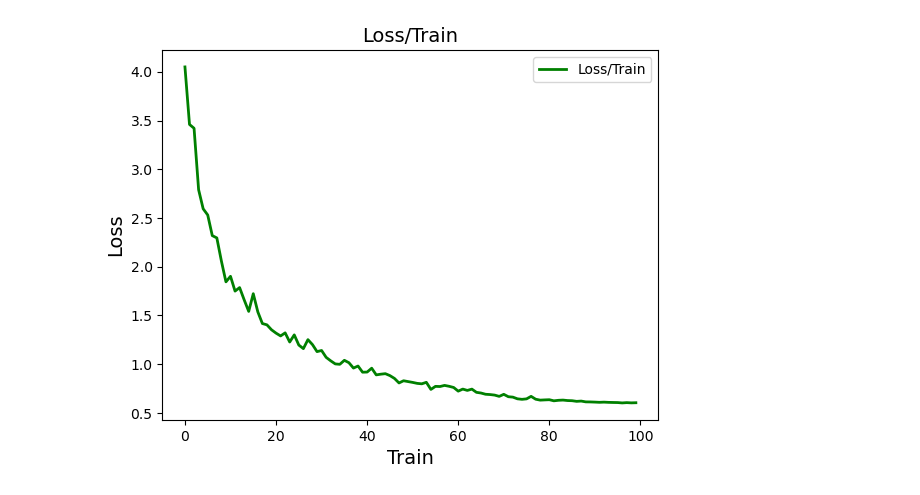
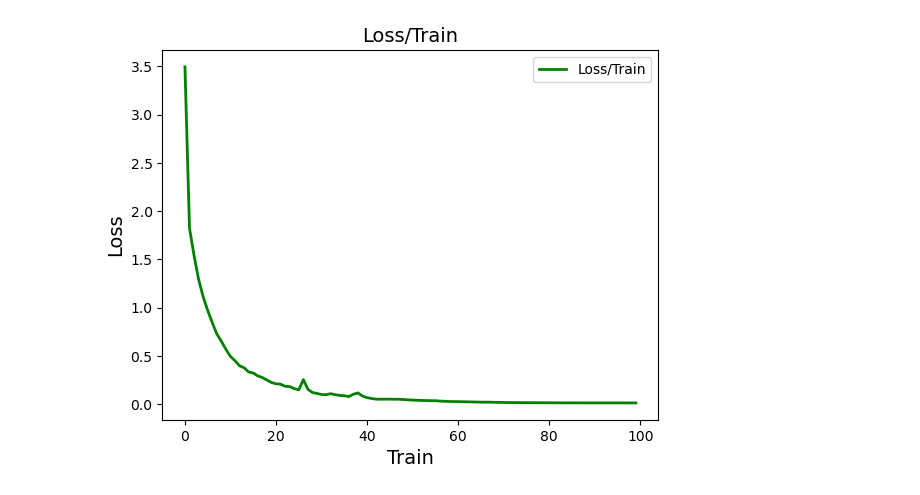
Before and after one commit to yasharazadvatan/SiStNetV3-Article, a Jupyter notebook: utils/data-to-plot.ipynb, the cells around one changed output. Saved outputs shown, nothing was run; the diff lists cells and outputs as text; code cells hidden in the pictures.

```diff
--- a/utils/data-to-plot.ipynb
+++ b/utils/data-to-plot.ipynb
@@ -75,26 +74,26 @@ plt.show()
 # %%
-df = pd.read_csv(f'{base_url}loss999.csv')
+df = pd.read_csv(f'{base_url}loss42.csv')
 
 # Çizgi grafiği oluştur
 plt.plot(df['Step'], df['Value'], label='Loss/Train', linewidth=2, color='green')
 
 # Grafik başlığı ve eksen etiketleri ekleyebilirsiniz
 plt.title('Loss/Train', fontsize=14)
 plt.xlabel('Train', fontsize=14)
 plt.ylabel('Loss', fontsize=14)
 plt.legend()
 
 plt.savefig(
     "loss.png",
     dpi=300,
     bbox_inches='tight',
     pad_inches=0
 )
 
 # Grafiği göster
 plt.show()
 # %% [output]
-[figure, old version]
+[figure, new version]
 # %%
 # CSV dosyasını oku
 df_car = pd.read_csv(f'{base_url}map_car999.csv')
```
Also changed, not shown: parts of 4 cells of this notebook, 5 other files.
